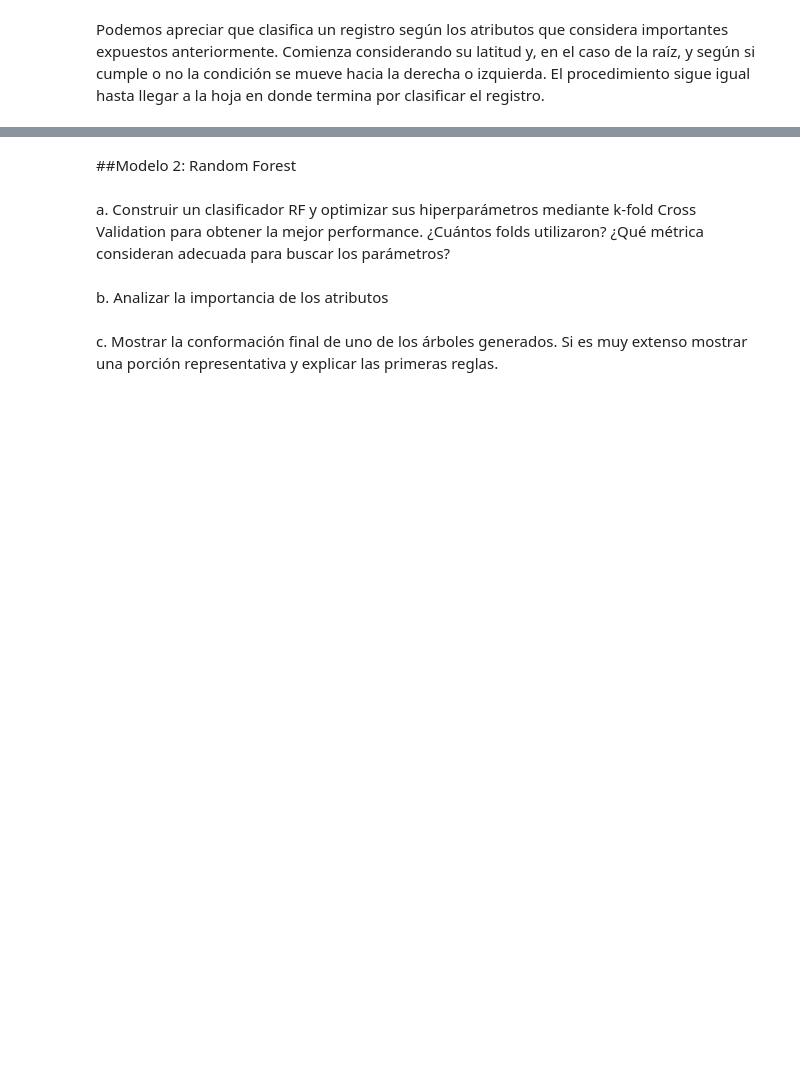
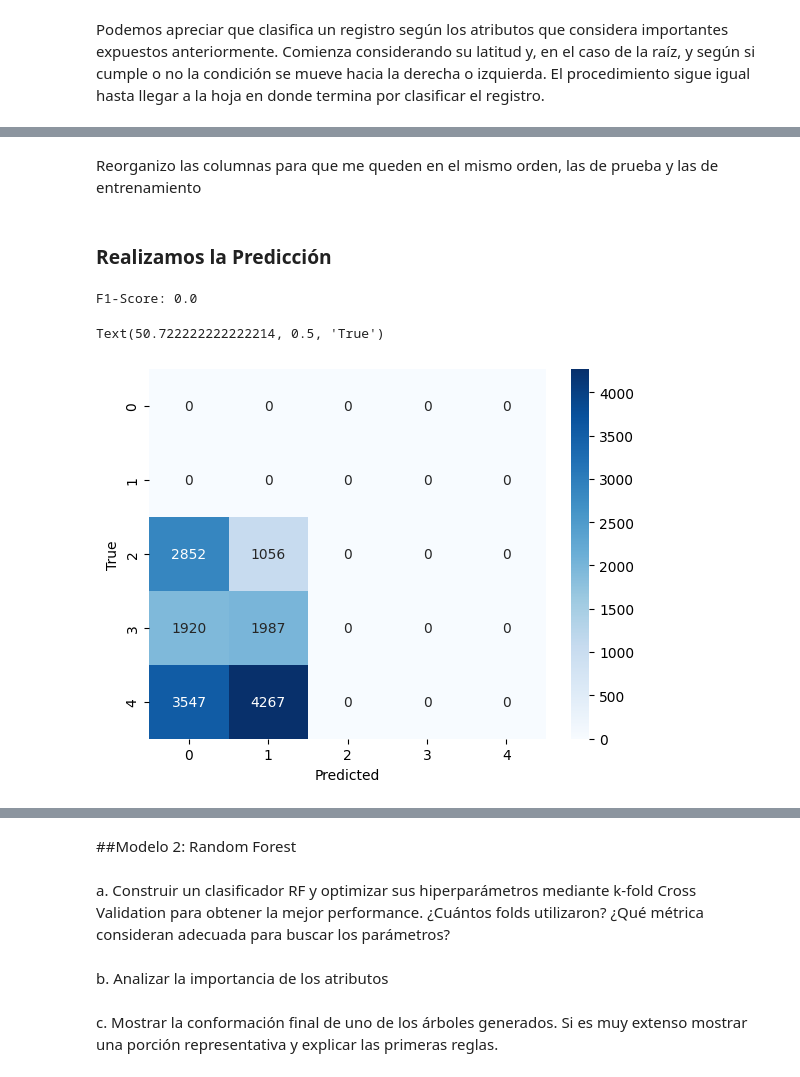
Before and after one commit to AlanRichmond/7506R-1C2024-GRUPO10, a Jupyter notebook: 7506R_TP1_GRUPO10_ENTREGA_N3.ipynb, the cells around one changed output, grey strips where cells are left out. Cells and saved outputs as stored; diff of their text form; code cells hidden in the pictures; blank space fills up the shorter version.

Commit message:
se agrego arbol revisar

```diff
--- a/7506R_TP1_GRUPO10_ENTREGA_N3.ipynb
+++ b/7506R_TP1_GRUPO10_ENTREGA_N3.ipynb
@@ -500,0 +764,10 @@ El procedimiento sigue igual hasta llegar a la hoja en donde termina por clasifi
+# %%
+df_prueba_dummies = pd.get_dummies(df_prueba, columns=['property_type'],drop_first=True, dtype=int)
+df_prueba_dummies['title_len'] = df_prueba_dummies['property_title'].str.len()
+df_prueba_dummies['title_words'] = df_prueba_dummies['property_title'].str.split().str.len()
+df_prueba_dummies.drop(['property_title'], axis=1, inplace=True)
+# %%
+from sklearn.preprocessing import StandardScaler
+
+standard_scaler = StandardScaler()
+df_prueba_dummies[columnas_num] = standard_scaler.fit_transform(df_prueba_dummies[columnas_num])
@@ -500,0 +792,28 @@ El procedimiento sigue igual hasta llegar a la hoja en donde termina por clasifi
+# %% [markdown]
+Reorganizo las columnas para que me queden en el mismo orden, las de prueba y las de entrenamiento
+# %%
+column_order = df_dummies.columns
+df_prueba_dummies = df_prueba_dummies[column_order]
+# %% [markdown]
+### Realizamos la Predicción
+# %%
+x_prueba = df_prueba_dummies.drop(['tipo_precio'], axis='columns', inplace=False)
+y_prueba = df_prueba_dummies['tipo_precio'].copy()
+# %%
+#Evalúo el Arbol con los mejores hiperparámetros
+from sklearn.metrics import confusion_matrix, classification_report , f1_score
+
+#predicción sobre el set de evaluacion
+y_pred = arbol.predict(x_prueba)
+
+#Arbol Reporte y Matriz de Confusion
+print('F1-Score: {}'.format(f1_score(y_prueba, y_pred, average='micro')))
+
+cm = confusion_matrix(y_prueba,y_pred)
+sns.heatmap(cm, cmap='Blues',annot=True,fmt='g')
+plt.xlabel('Predicted')
+plt.ylabel('True')
+# %% [output]
+F1-Score: 0.0
+Text(50.722222222222214, 0.5, 'True')
+[figure, added]
```
Also changed, not shown: parts of 39 cells of this notebook.
